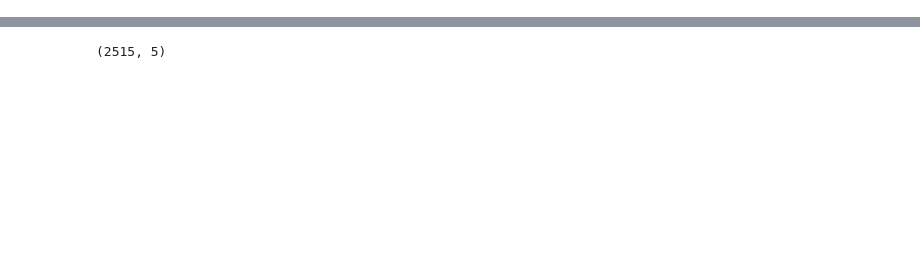
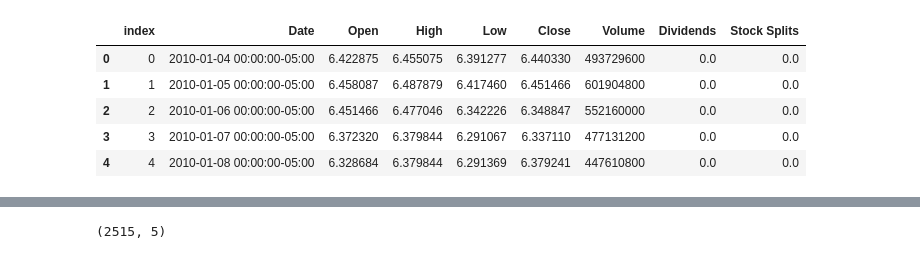
Before and after one commit to Yashshah0502/Stock_Market-Analysis, a Jupyter notebook: LSTM.ipynb, the cells around one changed output, grey strips where cells are left out. Saved outputs shown, nothing was run; the diff lists cells and outputs as text; code cells hidden in the pictures; blank space fills up the shorter version.

```diff
--- a/LSTM.ipynb
+++ b/LSTM.ipynb
@@ -65 +46,12 @@ df.tail()
+# %%
+# df = df.drop(df['Date'], axis =1)
+df = df.reset_index()
+df.head()
+# %% [output]
+|  | index | Date | Open | High | Low | Close | Volume | Dividends | Stock Splits |
+| 0 | 0 | 2010-01-04 00:00:00-05:00 | 6.422875 | 6.455075 | 6.391277 | 6.440330 | 493729600 | 0.0 | 0.0 |
+| 1 | 1 | 2010-01-05 00:00:00-05:00 | 6.458087 | 6.487879 | 6.417460 | 6.451466 | 601904800 | 0.0 | 0.0 |
+| 2 | 2 | 2010-01-06 00:00:00-05:00 | 6.451466 | 6.477046 | 6.342226 | 6.348847 | 552160000 | 0.0 | 0.0 |
+| 3 | 3 | 2010-01-07 00:00:00-05:00 | 6.372320 | 6.379844 | 6.291067 | 6.337110 | 477131200 | 0.0 | 0.0 |
+| 4 | 4 | 2010-01-08 00:00:00-05:00 | 6.328684 | 6.379844 | 6.291369 | 6.379241 | 447610800 | 0.0 | 0.0 |
 # %%
```
Also changed, not shown: parts of 23 cells of this notebook, 1 other file.
